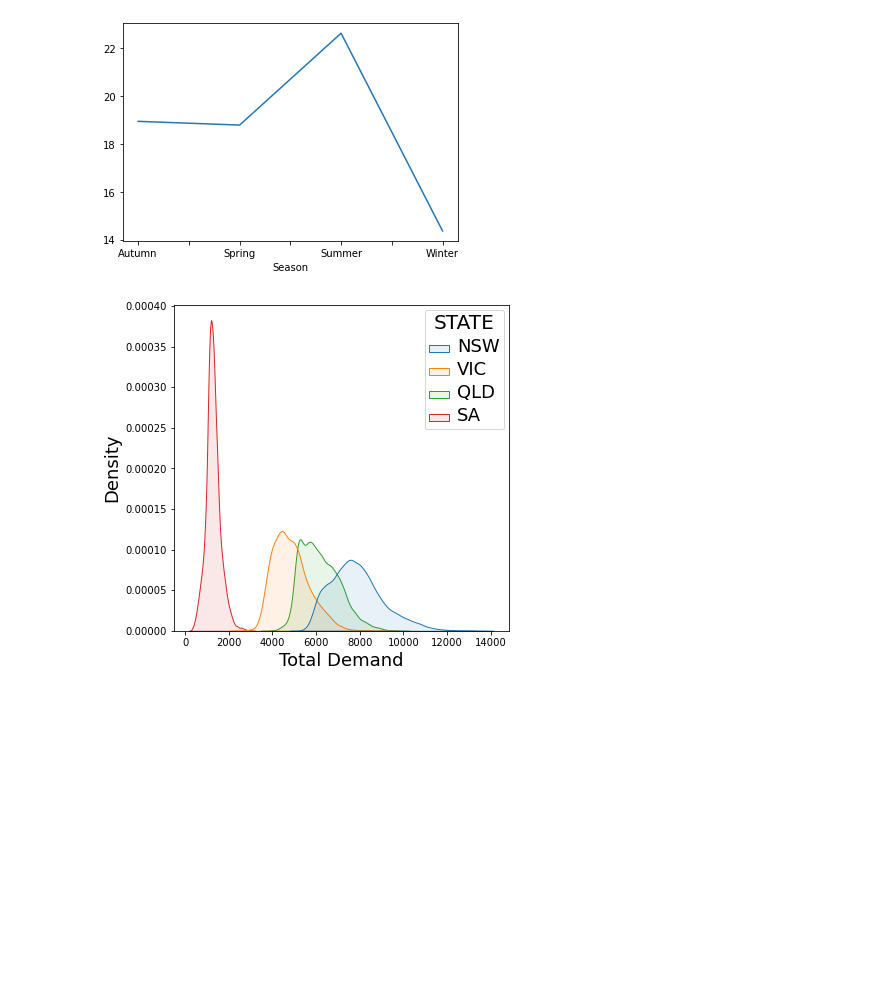
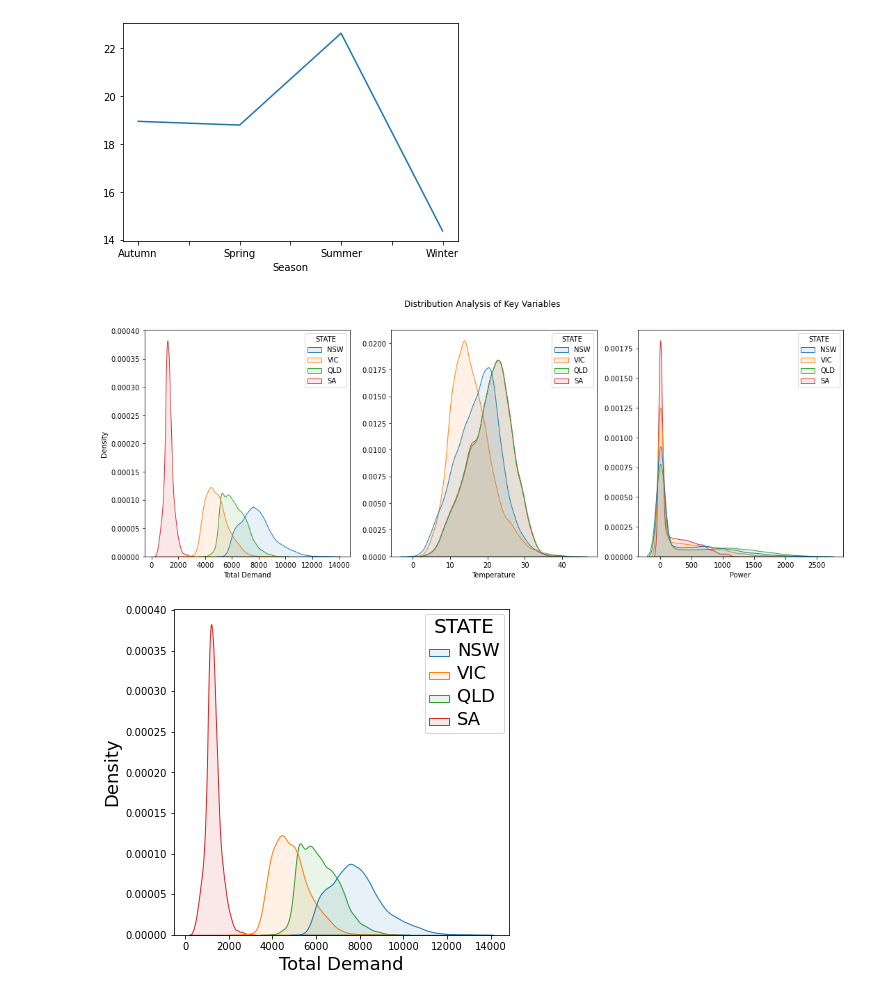
Before and after one commit to the-rahul-kumar/UNSW-Group-C-Project, a Jupyter notebook: Rahul-Workings/EDA.ipynb, the cells around one changed output. Cells and saved outputs as stored; diff of their text form; code cells hidden in the pictures; blank space fills up the shorter version.

```diff
--- a/Rahul-Workings/EDA.ipynb
+++ b/Rahul-Workings/EDA.ipynb
@@ -335,6 +335,35 @@ data.groupby(data["Season"])["TEMPERATURE"].mean().plot(kind='line', rot=0)
 # %% [output]
 <AxesSubplot:xlabel='Season'>
 [figure]
+# %%
+fig, axes = plt.subplots(1, 3, figsize=(18, 6))
+fig.suptitle('Distribution Analysis of Key Variables')
+
+# Bulbasaur
+sns.kdeplot(ax=axes[0],data=data, x='TOTALDEMAND', hue='STATE', fill=True, alpha=0.1)
+# plt.xlabel(ax=axes[0]'Total Demand', fontsize=18)
+# axes[0].set_title("Test")
+axes[0].set_xlabel('Total Demand')
+axes[0].set_ylabel('Density')
+
+
+# Charmander
+sns.kdeplot(ax=axes[1],data=data, x='TEMPERATURE', hue='STATE', fill=True, alpha=0.1)
+# axes[1].set_title("Test2")
+axes[1].set_xlabel('Temperature')
+axes[1].set_ylabel('')
+
+# Squirtle
+sns.kdeplot(ax=axes[2],data=data, x='POWER', hue='STATE', fill=True, alpha=0.1)
+# axes[2].set_title("Test3")
+axes[2].set_xlabel('Power')
+axes[2].set_ylabel('')
+
+# axes.set_ylabel('test2')
+
+plt.savefig(images+'Distribution.png',bbox_inches='tight')
+# %% [output]
+[figure, added]
 # %%
 # Total Demand Distribution
 plt.figure(figsize=(6,6))
```
Also changed, not shown: parts of 7 cells of this notebook, 4 other files.
